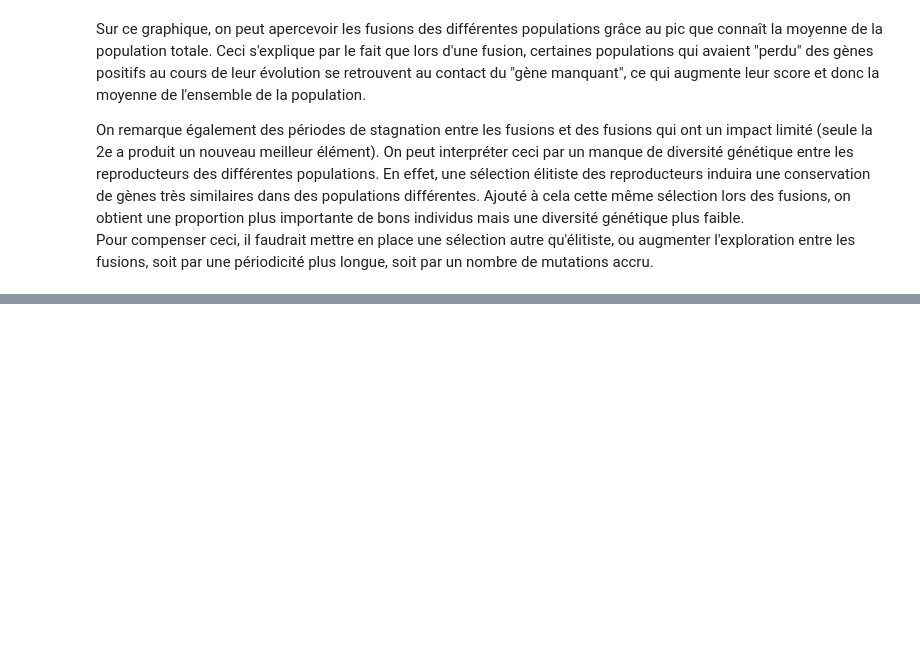
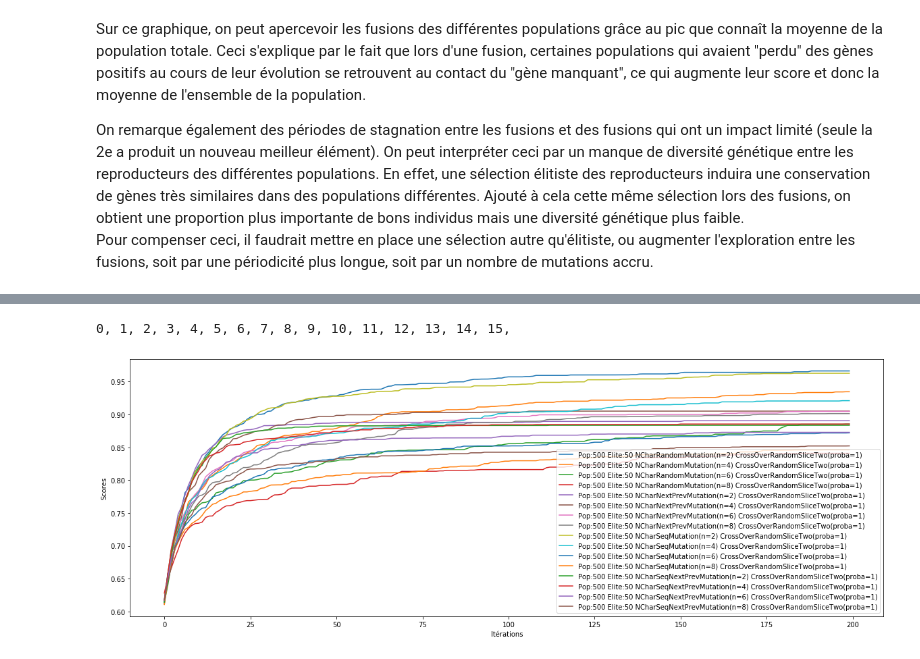
Before and after one commit to pierreelliott/genetic_algorithms, a Jupyter notebook: TP Genetic Algorithm.ipynb, the cells around one changed output, grey strips where cells are left out. Saved outputs shown, nothing was run; the diff lists cells and outputs as text; code cells hidden in the pictures; blank space fills up the shorter version.

```diff
--- a/TP Genetic Algorithm.ipynb
+++ b/TP Genetic Algorithm.ipynb
@@ -114,21 +117,0 @@ Pour compenser ceci, il faudrait mettre en place une sélection autre qu'élitis
-# %%
-configs = [
-    {
-        'population_size': 200,
-        'epochs': 200,
-        'mutation': NCharSeqNextPrevMutation(n=2),
-        'cross_over': CrossOverRandomSliceTwo(0.6),
-    },
-    {
-        'population_size': 500,
-        'epochs': 200,
-        'mutation': NCharSeqNextPrevMutation(n=2),
-        'cross_over': CrossOverRandomSliceTwo(0.6),
-    },
-    {
-        'population_size': 100,
-        'epochs': 200,
-        'mutation': NCharSeqNextPrevMutation(n=2),
-        'cross_over': CrossOverRandomSliceTwo(0.6),
-    }
-]
@@ -168,0 +221,16 @@ stats(configs, nb_repeats=3)
+# %%
+configs = []
+mutations_types = [NCharRandomMutation, NCharNextPrevMutation, NCharSeqMutation, NCharSeqNextPrevMutation]
+for mt in mutations_types:
+    for n in (2, 4, 6, 8):
+        configs.append({
+            'population_size': 500,
+            'elite_size': 50,
+            'epochs': 200,
+            'mutation': mt(n=n),
+            'cross_over': CrossOverRandomSliceTwo(1),
+        })
+stats(configs, nb_repeats=15)
+# %% [output]
+0, 1, 2, 3, 4, 5, 6, 7, 8, 9, 10, 11, 12, 13, 14, 15,
+[figure, added]
```
Also changed, not shown: parts of 16 cells of this notebook.
